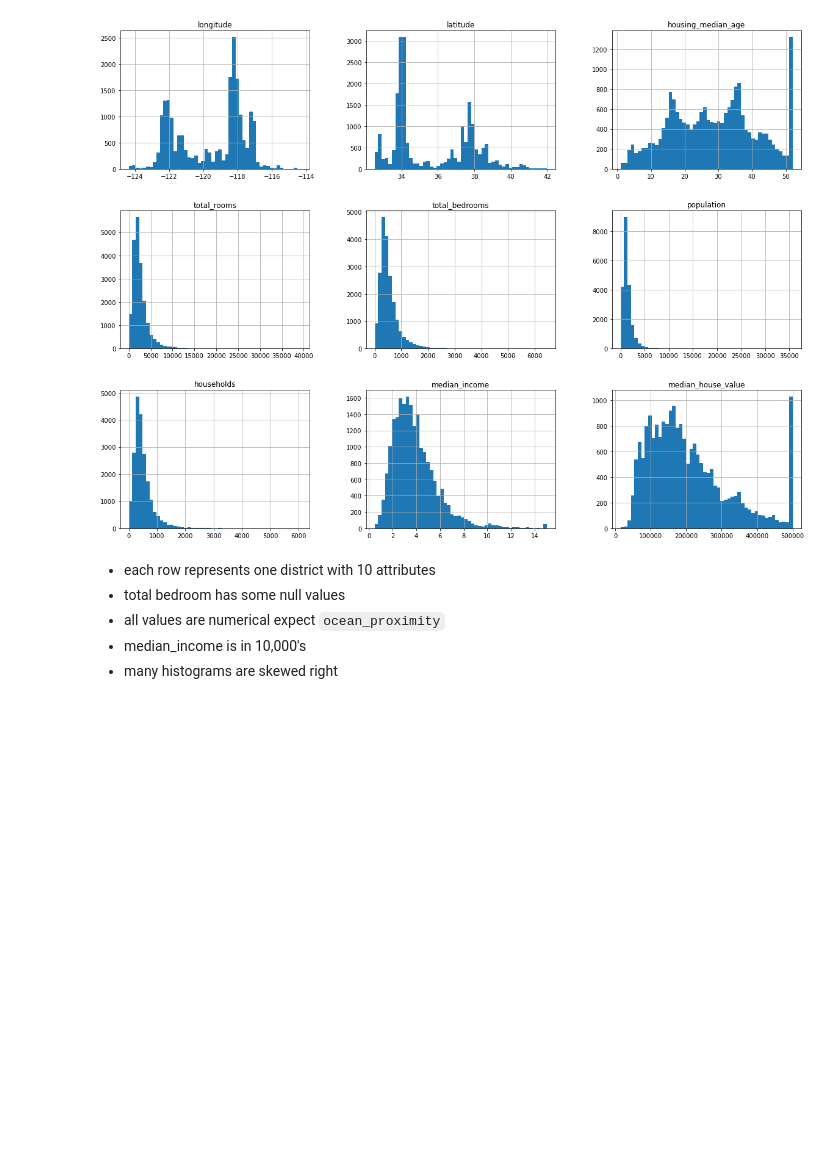
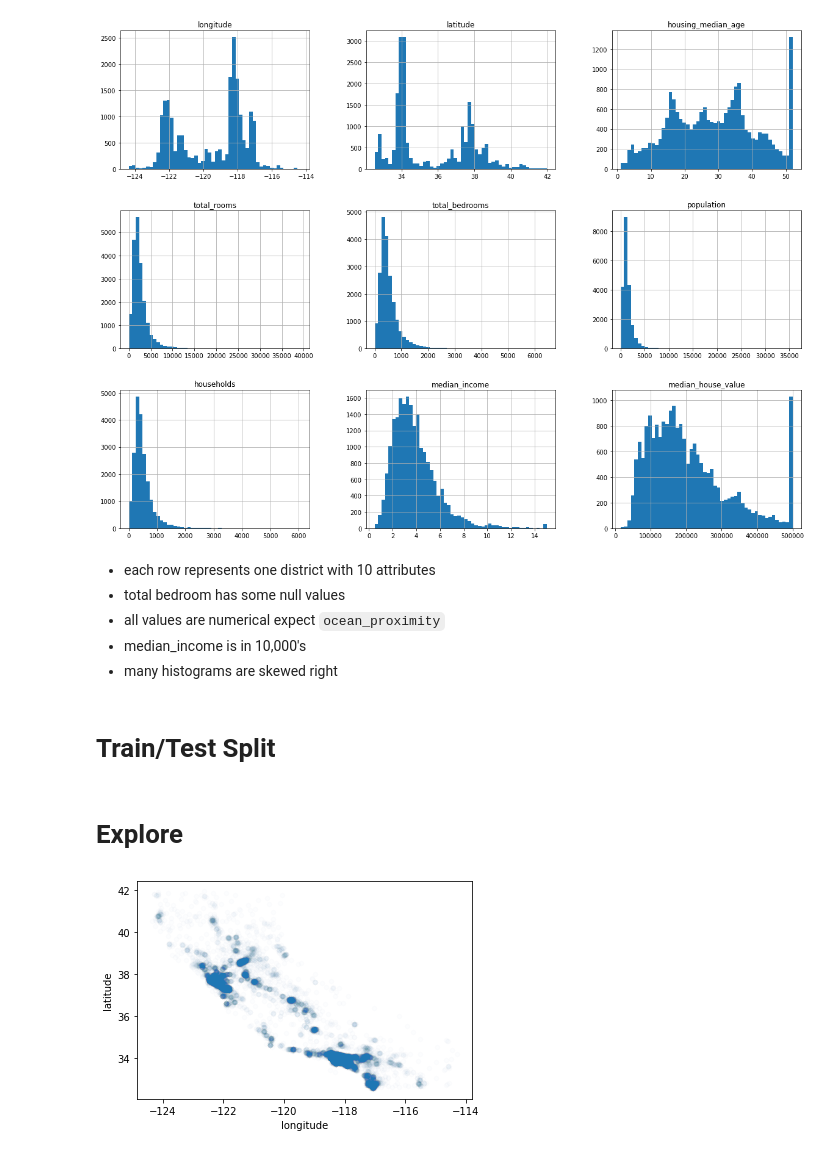
Before and after one commit to gilbert-noriega-ii/california-housing-prices, a Jupyter notebook: final_notebook.ipynb, the cells around one changed output. Saved outputs shown, nothing was run; the diff lists cells and outputs as text; code cells hidden in the pictures; blank space fills up the shorter version.

Commit message:
creating new features and adding visualizations

```diff
--- a/final_notebook.ipynb
+++ b/final_notebook.ipynb
@@ -60,3 +64,26 @@ plt.show()
 - all values are numerical expect `ocean_proximity`
 - median_income is in 10,000's
 - many histograms are skewed right
+# %% [markdown]
+# Train/Test Split
+# %%
+#splitting median income attribute into five categories
+df["income_cat"] = pd.cut(df["median_income"],
+                               bins=[0., 1.5, 3.0, 4.5, 6., np.inf],
+                               labels=[1, 2, 3, 4, 5])
+# %%
+split = StratifiedShuffleSplit(n_splits = 1, test_size = 0.2, random_state = 42)
+for train_index, test_index in split.split(df, df.income_cat):
+    strat_train_set = df.loc[train_index]
+    strat_test_set = df.loc[test_index]
+# %% [markdown]
+# Explore
+# %%
+#making a copy of the stratified training set
+housing = strat_train_set.copy()
+# %%
+#visualize the density of the districts
+housing.plot(kind = "scatter", x = "longitude", y = "latitude", alpha = .01)
+plt.show()
+# %% [output]
+[figure, added]
```
Also changed, not shown: parts of 11 cells of this notebook.
